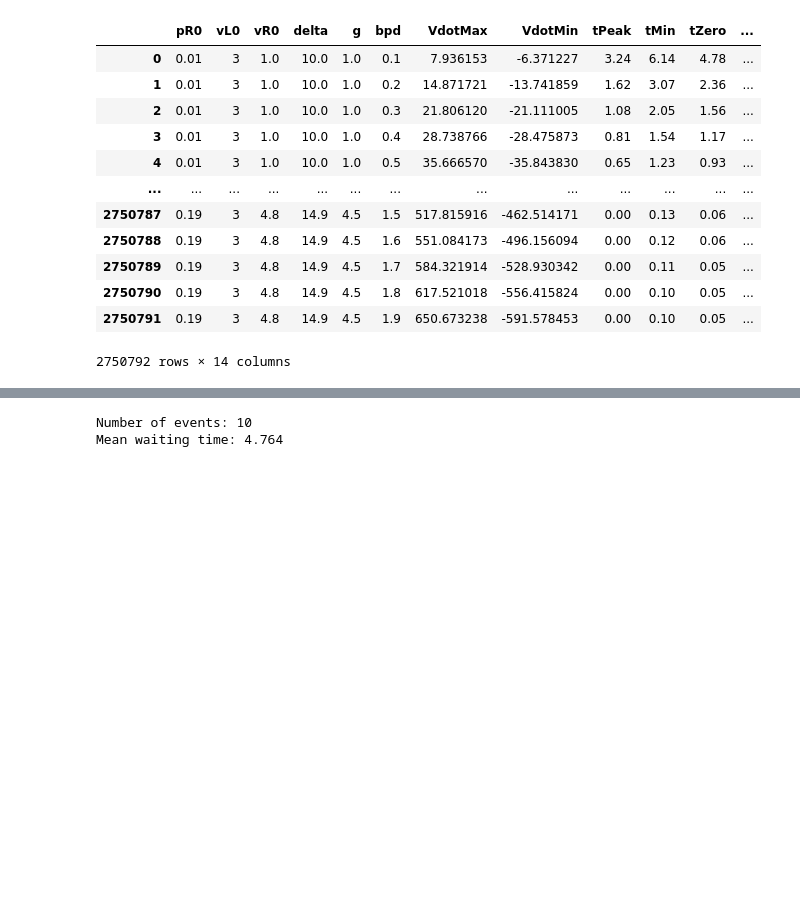
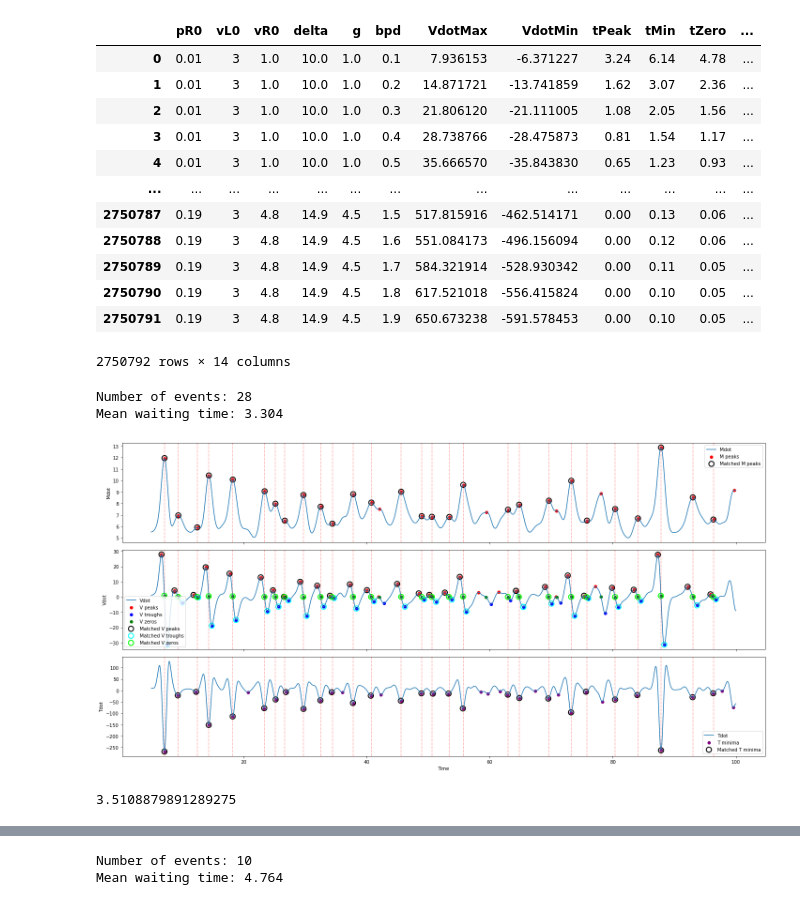
Before and after one commit to Abol-NH3/Fitness_Waves, a Jupyter notebook: notebooks/Detection.ipynb, the cells around one changed output, grey strips where cells are left out. Drawn from its saved outputs; the diff is of its cells as text; code cells hidden in the pictures; blank space fills up the shorter version.

```diff
--- a/notebooks/Detection.ipynb
+++ b/notebooks/Detection.ipynb
@@ -1042,3 +1551,25 @@ os.makedirs(save_dir, exist_ok=True)
 run_parameter_sweep(pR_list, vL_list, vR_list, delta_list, g_list, bpd_list, save_dir, n_jobs=4)
 # %%
 res = simulate_system(0.05, 1, 2, 10, 1, 0.1, dt=1e-2)
+# %%
+n_individuals = 20000
+b1_rate = 0.4
+d1_rate = 0.6
+skip = 5
+tmax = 1000
+t_lag = 200
+n_ensemble = 128
+indices = np.arange(skip*n_individuals, tmax*n_individuals, t_lag)
+
+ex_name = f"3D_N({n_individuals})_b1({b1_rate})d1({d1_rate})_tmax({tmax})_n_ensemble({n_ensemble})"
+Mdot = np.load(os.path.join(REPORTS_DIR, ex_name, "Mdot.npy")  )
+Vdot = np.load(os.path.join(REPORTS_DIR, ex_name, "Vdot.npy")  )
+Sdot = np.load(os.path.join(REPORTS_DIR, ex_name, "Sdot.npy")  )
+# %%
+tarray, M_s, V_s, T_s, M_peaks, V_peaks, V_zeros, V_troughs, T_peaks, event_M_idx, event_T_idx, event_V0_idx, event_Vpk_idx, event_Vtr_idx, event_times, M_vals, T_vals, V_max_vals, V_min_vals, dt_M_T, dt_M_V0, dt_Vpk_Vtr, waiting_times = detect_events(Mdot[1, :9950], Vdot[1, :9950], Sdot[1, :9950], skip, 100, t_lag, n_individuals)
+
+plot_events(tarray, M_s, V_s, T_s, M_peaks, V_peaks, V_zeros, V_troughs, T_peaks, event_M_idx, event_T_idx, event_V0_idx, event_Vpk_idx, event_Vtr_idx, event_times)
+# %% [output]
+Number of events: 28
+Mean waiting time: 3.304
+[figure, added]
@@ -1044,0 +1616,4 @@ res = simulate_system(0.05, 1, 2, 10, 1, 0.1, dt=1e-2)
+# %%
+np.mean(all_waiting)
+# %% [output]
+3.5108879891289275
```
Also changed, not shown: parts of 22 cells of this notebook, 11 other files.
